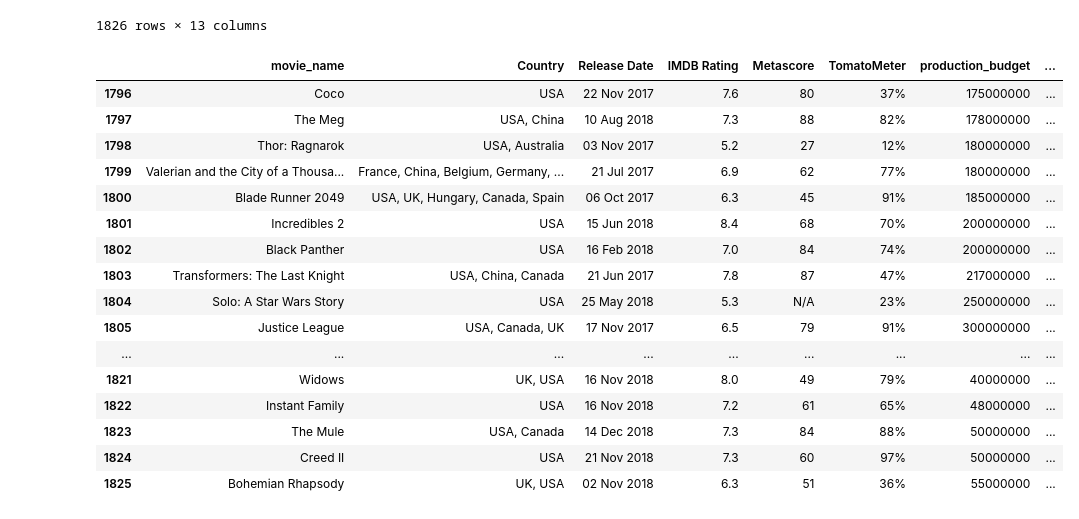
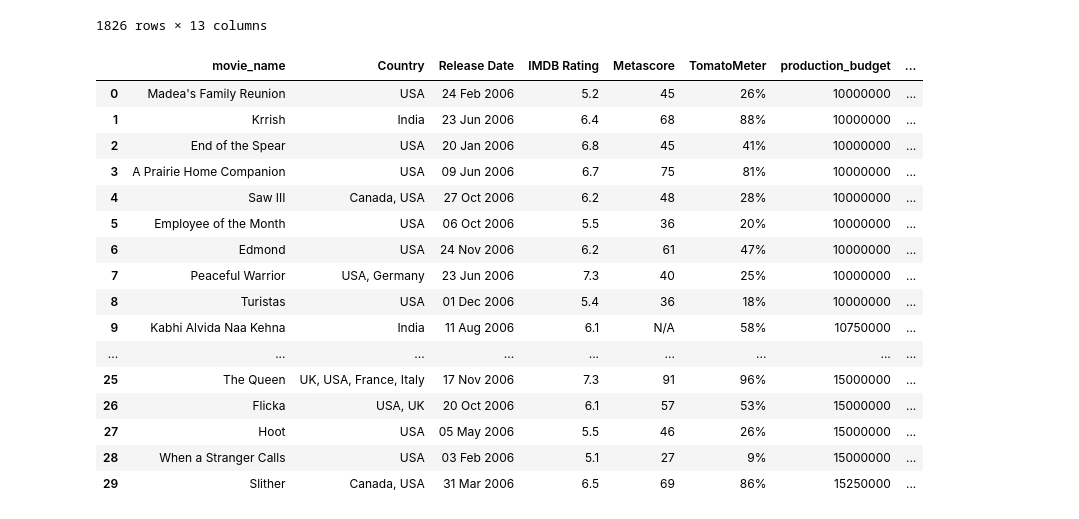
Before and after one commit to cspence001/Boxoffice_Project, a Jupyter notebook: main.ipynb, the cells around one changed output. Saved outputs shown, nothing was run; the diff lists cells and outputs as text; code cells hidden in the pictures.

```diff
--- a/main.ipynb
+++ b/main.ipynb
@@ -297,22 +297,22 @@ reduced_merge
 # %%
 # Save the updated dataframe as a csv
 reduced_merge.to_csv("Resources/api_merge_df.csv", encoding="utf-8", index=False)
-reduced_merge.tail(30)
+reduced_merge.head(30)
 # %% [output]
 |  | movie_name | Country | Release Date | IMDB Rating | Metascore | TomatoMeter | production_budget | ... |
-| 1796 | Coco | USA | 22 Nov 2017 | 7.6 | 80 | 37% | 175000000 | ... |
-| 1797 | The Meg | USA, China | 10 Aug 2018 | 7.3 | 88 | 82% | 178000000 | ... |
-| 1798 | Thor: Ragnarok | USA, Australia | 03 Nov 2017 | 5.2 | 27 | 12% | 180000000 | ... |
-| 1799 | Valerian and the City of a Thousa... | France, China, Belgium, Germany, ... | 21 Jul 2017 | 6.9 | 62 | 77% | 180000000 | ... |
-| 1800 | Blade Runner 2049 | USA, UK, Hungary, Canada, Spain | 06 Oct 2017 | 6.3 | 45 | 91% | 185000000 | ... |
-| 1801 | Incredibles 2 | USA | 15 Jun 2018 | 8.4 | 68 | 70% | 200000000 | ... |
-| 1802 | Black Panther | USA | 16 Feb 2018 | 7.0 | 84 | 74% | 200000000 | ... |
-| 1803 | Transformers: The Last Knight | USA, China, Canada | 21 Jun 2017 | 7.8 | 87 | 47% | 217000000 | ... |
-| 1804 | Solo: A Star Wars Story | USA | 25 May 2018 | 5.3 | N/A | 23% | 250000000 | ... |
-| 1805 | Justice League | USA, Canada, UK | 17 Nov 2017 | 6.5 | 79 | 91% | 300000000 | ... |
+| 0 | Madea's Family Reunion | USA | 24 Feb 2006 | 5.2 | 45 | 26% | 10000000 | ... |
+| 1 | Krrish | India | 23 Jun 2006 | 6.4 | 68 | 88% | 10000000 | ... |
+| 2 | End of the Spear | USA | 20 Jan 2006 | 6.8 | 45 | 41% | 10000000 | ... |
+| 3 | A Prairie Home Companion | USA | 09 Jun 2006 | 6.7 | 75 | 81% | 10000000 | ... |
+| 4 | Saw III | Canada, USA | 27 Oct 2006 | 6.2 | 48 | 28% | 10000000 | ... |
+| 5 | Employee of the Month | USA | 06 Oct 2006 | 5.5 | 36 | 20% | 10000000 | ... |
+| 6 | Edmond | USA | 24 Nov 2006 | 6.2 | 61 | 47% | 10000000 | ... |
+| 7 | Peaceful Warrior | USA, Germany | 23 Jun 2006 | 7.3 | 40 | 25% | 10000000 | ... |
+| 8 | Turistas | USA | 01 Dec 2006 | 5.4 | 36 | 18% | 10000000 | ... |
+| 9 | Kabhi Alvida Naa Kehna | India | 11 Aug 2006 | 6.1 | N/A | 58% | 10750000 | ... |
 | ... | ... | ... | ... | ... | ... | ... | ... | ... |
-| 1821 | Widows | UK, USA | 16 Nov 2018 | 8.0 | 49 | 79% | 40000000 | ... |
-| 1822 | Instant Family | USA | 16 Nov 2018 | 7.2 | 61 | 65% | 48000000 | ... |
-| 1823 | The Mule | USA, Canada | 14 Dec 2018 | 7.3 | 84 | 88% | 50000000 | ... |
-| 1824 | Creed II | USA | 21 Nov 2018 | 7.3 | 60 | 97% | 50000000 | ... |
-| 1825 | Bohemian Rhapsody | UK, USA | 02 Nov 2018 | 6.3 | 51 | 36% | 55000000 | ... |
+| 25 | The Queen | UK, USA, France, Italy | 17 Nov 2006 | 7.3 | 91 | 96% | 15000000 | ... |
+| 26 | Flicka | USA, UK | 20 Oct 2006 | 6.1 | 57 | 53% | 15000000 | ... |
+| 27 | Hoot | USA | 05 May 2006 | 5.5 | 46 | 26% | 15000000 | ... |
+| 28 | When a Stranger Calls | USA | 03 Feb 2006 | 5.1 | 27 | 9% | 15000000 | ... |
+| 29 | Slither | Canada, USA | 31 Mar 2006 | 6.5 | 69 | 86% | 15250000 | ... |
```
Also changed, not shown: 5 other files.
